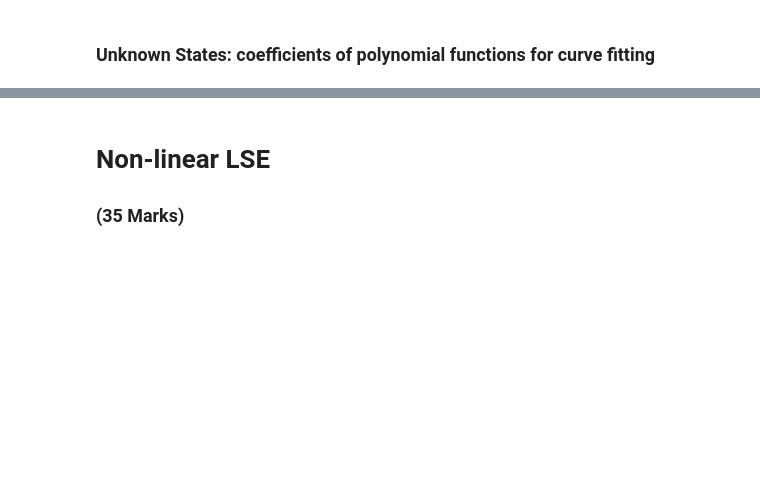
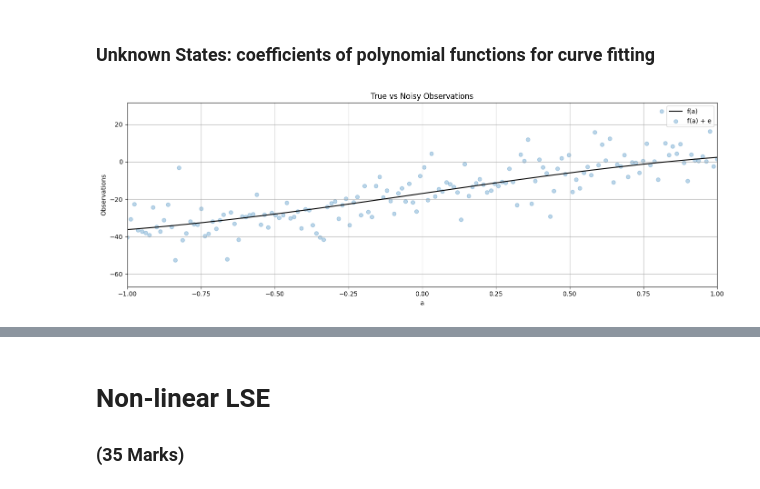
Before and after one commit to elviskwakunyarko/ENGG680_2024_fall, a Jupyter notebook: Lab Assignment 2/Assignment2.ipynb, the cells around one changed output, grey strips where cells are left out. Cells and saved outputs as stored; diff of their text form; code cells hidden in the pictures; blank space fills up the shorter version.

```diff
--- a/Lab Assignment 2/Assignment2.ipynb
+++ b/Lab Assignment 2/Assignment2.ipynb
@@ -34,24 +34,24 @@ import pandas as pd
 # Load data.xlsx file, which contains the observations (with noise), variance of observations and true observations
 # hint: use pandas library to parse excel file and use numpy library to convert it to array
 # (1 mark)
-df_data = #...
-arr_data = #...
+df_data = pd.read_csv("https://docs.google.com/spreadsheets/d/e/2PACX-1vSU_cD3zWoBX7uG3qTVfWT7Kpr5U9PoaYJIShMSU4_NkFfJ9F96NqcmiKqENeBNuA/pub?output=csv")
+arr_data = df_data.to_numpy()
 
 #store the noisy observations, variance of observations and true observations into numpy arrays seperately
 # (1 mark)
-l = #...
-l_var = #...
-l_true = #...
+l = df_data.iloc[:, 0].to_numpy()
+l_var = df_data.iloc[:, 1].to_numpy()
+l_true = df_data.iloc[:, 2].to_numpy()
 # %%
 # step 3
 # define the number of observation n
 # (1 mark)
-n = #...
+n = len(l)
 
 # define the observation weight matrix P for LSE as identity matrix
 # identity weight matrix simply means the observations will be unweighted in the following LSE
 # (1 mark)
-P = #...
+P = np.eye(n)
 
 # define the range of function input(i.e., constants a), from start to end; and the numerical array of a
 start = -1* np.pi
@@ -60,20 +60,41 @@ a = np.linspace(start, end, n)
 # %%
 # step 4
 # use the matplotlib to plot the true and noisy observations together in one single figure
 # use scatter for noisy observation plotting
 # for the true observation, label it as "f(a)"" and set color as 'k'
 # for the noisy observation scatter plot, label it as "f(a) + e", set color as 'tab:blue', set marker as 'o' and set alpha as 0.3
 # include proper axis labels, legend and title
 # scale the range of x-axis to be -1 to 1
 # keep this format for the rest of the plots in this lab assignment
 # (2 marks)
 
+# Create a figure and axis for the plot
 fig, ax = plt.subplots(nrows=1, ncols=1, figsize=(14, 5))
 
-# ...
+# Plot the true observations (l_true) using a line plot
+ax.plot(a, l_true, label="f(a)", color='k')
 
+# Plot the noisy observations (l) using a scatter plot
+ax.scatter(a, l, label="f(a) + e", color='tab:blue', marker='o', alpha=0.3)
+
+# Set the x-axis and y-axis labels
+ax.set_xlabel("a")
+ax.set_ylabel("Observations")
+
+# Set the x-axis range to be from -1 to 1
+ax.set_xlim(-1, 1)
+
+# Add a title
+ax.set_title("True vs Noisy Observations")
+
+# Add a legend to differentiate between the two plots
+ax.legend()
+
+# Add grid lines
 ax.grid(True, which='both',ls='-',color='0.65')
 fig.tight_layout()
+# %% [output]
+[figure, added]
 # %%
 # step 5
 # define a curve fitting function named fit_polynomial_curve
```
Also changed, not shown: parts of 32 cells of this notebook.
